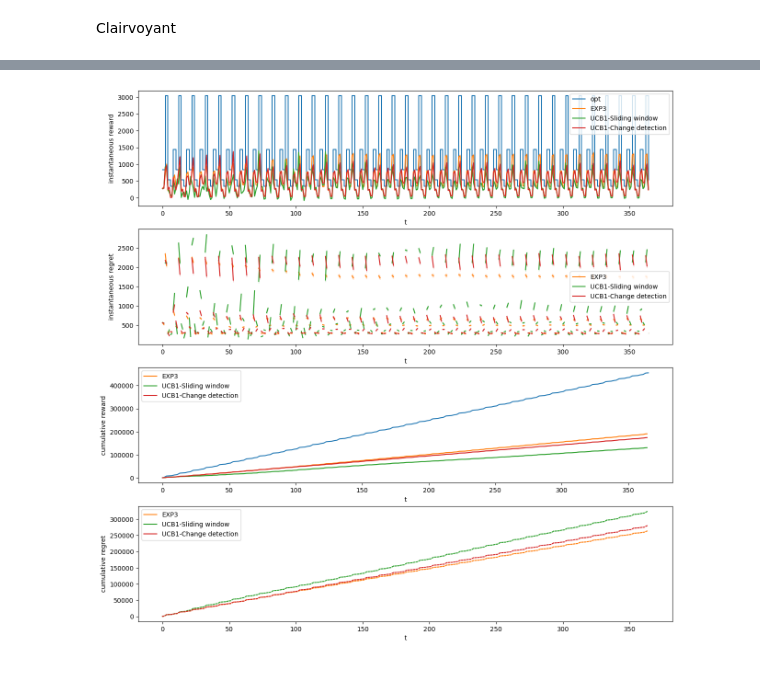
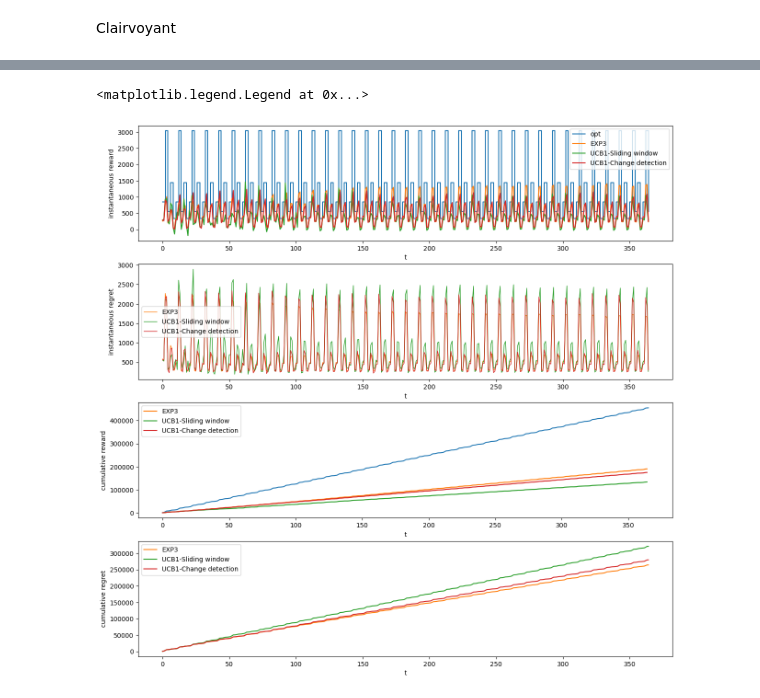
Before and after one commit to ossama-eloukili/Online-Learning-Applications-Project, a Jupyter notebook: new_approach/STEPS_from_5_to_6.ipynb, the cells around one changed output, grey strips where cells are left out. Saved outputs shown, nothing was run; the diff lists cells and outputs as text; code cells hidden in the pictures.

Commit message:
updated plots step 6

```diff
--- a/new_approach/STEPS_from_5_to_6.ipynb
+++ b/new_approach/STEPS_from_5_to_6.ipynb
@@ -874,16 +846,19 @@ plt.ylabel("cumulative regret")
 temp_val_EXP3 = 0
 temp_val_sw_UCB1 = 0
 temp_val_cd_UCB1 = 0
+temp_val_EXP3_vec = np.array([])
+temp_val_sw_UCB1_vec = np.array([])
+temp_val_cd_UCB1_vec = np.array([])
 for i in range(0, n_phases):
-    plt.plot(np.arange(int(T*i/3), int(T*(i+1)/3)),temp_val_EXP3+np.cumsum(opt[i] - exp3_mean_rewards_hat[int(T*i/3):int(T*(i+1)/3)]), color = "C1", label = "EXP3")
-    plt.fill_between(np.arange(int(T*i/3), int(T*(i+1)/3)), temp_val_EXP3+np.cumsum(opt[i] - exp3_mean_rewards_hat[int(T*i/3):int(T*(i+1)/3)]) - exp3_std_cum[int(T*i/3):int(T*(i+1)/3)], temp_val_EXP3+np.cumsum(opt[i] - exp3_mean_rewards_hat[int(T*i/3):int(T*(i+1)/3)]) + exp3_std_cum[int(T*i/3):int(T*(i+1)/3)], alpha = 0.2, color = 'C1')
+    temp_val_EXP3_vec = np.append(temp_val_EXP3_vec, temp_val_EXP3 + np.cumsum(opt[i] - exp3_mean_rewards_hat[int(T*i/3):int(T*(i+1)/3)]))
+    temp_val_sw_UCB1_vec = np.append(temp_val_sw_UCB1_vec, temp_val_sw_UCB1 + np.cumsum(opt[i] - sw_ucb_mean_rewards_hat[int(T*i/3):int(T*(i+1)/3)]))
+    temp_val_cd_UCB1_vec = np.append(temp_val_cd_UCB1_vec, temp_val_cd_UCB1 + np.cumsum(opt[i] - cusum_ucb_mean_rewards_hat[int(T*i/3):int(T*(i+1)/3)]))
     temp_val_EXP3 += np.cumsum(opt[i] - exp3_mean_rewards_hat[int(T*i/3):int(T*(i+1)/3)])[-1]
-    plt.plot(np.arange(int(T*i/3), int(T*(i+1)/3)),temp_val_sw_UCB1+np.cumsum(opt[i] - sw_ucb_mean_rewards_hat[int(T*i/3):int(T*(i+1)/3)]), color = "C2", label = "UCB1-Sliding window")
-    plt.fill_between(np.arange(int(T*i/3), int(T*(i+1)/3)), temp_val_sw_UCB1+np.cumsum(opt[i] - sw_ucb_mean_rewards_hat[int(T*i/3):int(T*(i+1)/3)]) - sw_ucb_std_cum[int(T*i/3):int(T*(i+1)/3)], temp_val_sw_UCB1+np.cumsum(opt[i] - sw_ucb_mean_rewards_hat[int(T*i/3):int(T*(i+1)/3)]) + sw_ucb_std_cum[int(T*i/3):int(T*(i+1)/3)], alpha = 0.2, color = 'C2')
     temp_val_sw_UCB1 += np.cumsum(opt[i] - sw_ucb_mean_rewards_hat[int(T*i/3):int(T*(i+1)/3)])[-1]
-    plt.plot(np.arange(int(T*i/3), int(T*(i+1)/3)),temp_val_cd_UCB1+np.cumsum(opt[i] -  cusum_ucb_mean_rewards_hat[int(T*i/3):int(T*(i+1)/3)]), color = "C3", label = "UCB1-Change detection")
-    plt.fill_between(np.arange(int(T*i/3), int(T*(i+1)/3)), temp_val_cd_UCB1+np.cumsum(opt[i] - cusum_ucb_mean_rewards_hat[int(T*i/3):int(T*(i+1)/3)]) - cusum_ucb_std_cum[int(T*i/3):int(T*(i+1)/3)], temp_val_cd_UCB1+np.cumsum(opt[i] - cusum_ucb_mean_rewards_hat[int(T*i/3):int(T*(i+1)/3)]) + cusum_ucb_std_cum[int(T*i/3):int(T*(i+1)/3)], alpha = 0.2, color = 'C3')
     temp_val_cd_UCB1 += np.cumsum(opt[i] -  cusum_ucb_mean_rewards_hat[int(T*i/3):int(T*(i+1)/3)])[-1]
-    if i == 0:
-        plt.legend()
+
+plt.plot(np.arange(T), temp_val_EXP3_vec, color = "C1", label = "EXP3")
+plt.plot(np.arange(T), temp_val_sw_UCB1_vec, color = "C2", label = "UCB1-Sliding window")
+plt.plot(np.arange(T), temp_val_cd_UCB1_vec, color = "C3", label = "UCB1-Change detection")
+plt.legend()
 # %% [output]
@@ -1074,21 +1043,25 @@ plt.legend()
 count = 0
 phase_size = int(ns_env.phase_size)
 add_phase = phase_size
+temp_val_EXP3_vec = np.array([])
+temp_val_sw_UCB1_vec = np.array([])
+temp_val_cd_UCB1_vec = np.array([])
 for i in phases:
     if count+add_phase > len(exp3_mean_rewards_hat_5ph):
         add_phase = add_phase - (count + add_phase - len(exp3_mean_rewards_hat_5ph))
-    plt.subplot(4,1,2)
-    plt.xlabel("t")
-    plt.ylabel("instantaneous regret")
-    plt.plot(np.arange(count, count+add_phase), (opt[i] - exp3_mean_rewards_hat_5ph)[count:count+add_phase], color = "C1", label='EXP3')
-    plt.fill_between(np.arange(count, count+add_phase), (opt[i] - exp3_mean_rewards_hat_5ph - exp3_std_inst_5ph)[count:count+add_phase], (opt[i] - exp3_mean_rewards_hat_5ph + exp3_std_inst_5ph)[count:count+add_phase], alpha = 0.2, color = 'C1')
-    plt.plot(np.arange(count, count+add_phase), (opt[i] - sw_ucb_mean_rewards_hat_5ph)[count:count+add_phase], color = "C2", label = "UCB1-Sliding window")
-    plt.fill_between(np.arange(count, count+add_phase), (opt[i] - sw_ucb_mean_rewards_hat_5ph - sw_ucb_std_inst_5ph)[count:count+add_phase], (opt[i] - sw_ucb_mean_rewards_hat_5ph + sw_ucb_std_inst_5ph)[count:count+add_phase], alpha = 0.2, color = 'C2')
-    plt.plot(np.arange(count, count+add_phase), (opt[i] - cusum_ucb_mean_rewards_hat_5ph)[count:count+add_phase], color = "C3", label = "UCB1-Change detection")
-    plt.fill_between(np.arange(count, count+add_phase), (opt[i] - cusum_ucb_mean_rewards_hat_5ph - cusum_ucb_std_inst_5ph)[count:count+add_phase], (opt[i] - cusum_ucb_mean_rewards_hat_5ph + cusum_ucb_std_inst_5ph)[count:count+add_phase], alpha = 0.2, color = 'C3')
-    if count == 0:
-        plt.legend()
+
+    temp_val_EXP3_vec = np.append(temp_val_EXP3_vec, opt[i] - exp3_mean_rewards_hat_5ph[count:count+add_phase])
+    temp_val_sw_UCB1_vec = np.append(temp_val_sw_UCB1_vec, opt[i] - sw_ucb_mean_rewards_hat_5ph[count:count+add_phase])
+    temp_val_cd_UCB1_vec = np.append(temp_val_cd_UCB1_vec, opt[i] -  cusum_ucb_mean_rewards_hat_5ph[count:count+add_phase])
     count += add_phase
+
+plt.subplot(4,1,2)
+plt.xlabel("t")
+plt.ylabel("instantaneous regret")
+plt.plot(np.arange(T), temp_val_EXP3_vec, linewidth=1,color = "C1", label = "EXP3") #, width=0.1)
+plt.plot(np.arange(T), temp_val_sw_UCB1_vec, linewidth=1,color = "C2", label = "UCB1-Sliding window")
+plt.plot(np.arange(T), temp_val_cd_UCB1_vec, linewidth=1,color = "C3", label = "UCB1-Change detection")
+plt.legend()
 
 #Cumulative reward plot
 plt.subplot(4,1,3)
@@ -1099,39 +1072,44 @@ temp = np.array([])
 for i in phases:
     temp = np.append(temp, np.full(phase_size, opt[i]))
 plt.plot(np.cumsum(temp))
 
 plt.plot(np.cumsum(exp3_mean_rewards_hat_5ph), color = "C1", label = "EXP3")
 plt.fill_between(np.arange(T), np.cumsum(exp3_mean_rewards_hat_5ph) - exp3_std_cum_5ph, np.cumsum(exp3_mean_rewards_hat_5ph) + exp3_std_cum_5ph, alpha = 0.2, color = 'C1')
 plt.plot(np.cumsum(sw_ucb_mean_rewards_hat_5ph), color = "C2", label = "UCB1-Sliding window")
 plt.fill_between(np.arange(T), np.cumsum(sw_ucb_mean_rewards_hat_5ph) - sw_ucb_std_cum_5ph, np.cumsum(sw_ucb_mean_rewards_hat_5ph) + sw_ucb_std_cum_5ph, alpha = 0.2, color = 'C2')
 plt.plot(np.cumsum(cusum_ucb_mean_rewards_hat_5ph), color = "C3", label = "UCB1-Change detection")
 plt.fill_between(np.arange(T), np.cumsum(cusum_ucb_mean_rewards_hat_5ph) - cusum_ucb_std_cum_5ph, np.cumsum(cusum_ucb_mean_rewards_hat_5ph) + cusum_ucb_std_cum_5ph, alpha = 0.2, color = 'C3')
 plt.legend()
 
 
 #Cumulative regret plot
 plt.subplot(4,1,4)
 plt.xlabel("t")
 plt.ylabel("cumulative regret")
 temp_val_EXP3 = 0
 temp_val_sw_UCB1 = 0
 temp_val_cd_UCB1 = 0
+temp_val_EXP3_vec = np.array([])
+temp_val_sw_UCB1_vec = np.array([])
+temp_val_cd_UCB1_vec = np.array([])
 count = 0
 add_phase = phase_size
 for i in phases:
     if count+add_phase > len(exp3_mean_rewards_hat_5ph):
         add_phase = add_phase - (count+add_phase - len(exp3_mean_rewards_hat_5ph))
-    plt.plot(np.arange(count, count+add_phase),temp_val_EXP3+np.cumsum(opt[i] - exp3_mean_rewards_hat_5ph[count:count+add_phase]), color = "C1", label = "EXP3")
-    plt.fill_between(np.arange(count, count+add_phase), temp_val_EXP3+np.cumsum(opt[i] - exp3_mean_rewards_hat_5ph[count:count+add_phase]) - exp3_std_cum_5ph[count:count+add_phase], temp_val_EXP3+np.cumsum(opt[i] - exp3_mean_rewards_hat_5ph[count:count+add_phase]) + exp3_std_cum_5ph[count:count+add_phase], alpha = 0.2, color = 'C1')
+
+    temp_val_EXP3_vec = np.append(temp_val_EXP3_vec, temp_val_EXP3 + np.cumsum(opt[i] - exp3_mean_rewards_hat_5ph[count:count+add_phase]))
+    temp_val_sw_UCB1_vec = np.append(temp_val_sw_UCB1_vec, temp_val_sw_UCB1 + np.cumsum(opt[i] - sw_ucb_mean_rewards_hat_5ph[count:count+add_phase]))
+    temp_val_cd_UCB1_vec = np.append(temp_val_cd_UCB1_vec, temp_val_cd_UCB1 + np.cumsum(opt[i] -  cusum_ucb_mean_rewards_hat_5ph[count:count+add_phase]))
     temp_val_EXP3 += np.cumsum(opt[i] - exp3_mean_rewards_hat_5ph[count:count+add_phase])[-1]
-    plt.plot(np.arange(count, count+add_phase),temp_val_sw_UCB1+np.cumsum(opt[i] - sw_ucb_mean_rewards_hat_5ph[count:count+add_phase]), color = "C2", label = "UCB1-Sliding window")
-    plt.fill_between(np.arange(count, count+add_phase), temp_val_sw_UCB1+np.cumsum(opt[i] - sw_ucb_mean_rewards_hat_5ph[count:count+add_phase]) - sw_ucb_std_cum_5ph[count:count+add_phase], temp_val_sw_UCB1+np.cumsum(opt[i] - sw_ucb_mean_rewards_hat_5ph[count:count+add_phase]) + sw_ucb_std_cum_5ph[count:count+add_phase], alpha = 0.2, color = 'C2')
     temp_val_sw_UCB1 += np.cumsum(opt[i] - sw_ucb_mean_rewards_hat_5ph[count:count+add_phase])[-1]
-    plt.plot(np.arange(count, count+add_phase),temp_val_cd_UCB1+np.cumsum(opt[i] -  cusum_ucb_mean_rewards_hat_5ph[count:count+add_phase]), color = "C3", label = "UCB1-Change detection")
-    plt.fill_between(np.arange(count, count+add_phase), temp_val_cd_UCB1+np.cumsum(opt[i] - cusum_ucb_mean_rewards_hat_5ph[count:count+add_phase]) - cusum_ucb_std_cum_5ph[count:count+add_phase], temp_val_cd_UCB1+np.cumsum(opt[i] - cusum_ucb_mean_rewards_hat_5ph[count:count+add_phase]) + cusum_ucb_std_cum_5ph[count:count+add_phase], alpha = 0.2, color = 'C3')
     temp_val_cd_UCB1 += np.cumsum(opt[i] -  cusum_ucb_mean_rewards_hat_5ph[count:count+add_phase])[-1]
-    if count == 0:
-        plt.legend()
     count += add_phase
+
+plt.plot(np.arange(T), temp_val_EXP3_vec, color = "C1", label = "EXP3")
+plt.plot(np.arange(T), temp_val_sw_UCB1_vec, color = "C2", label = "UCB1-Sliding window")
+plt.plot(np.arange(T), temp_val_cd_UCB1_vec, color = "C3", label = "UCB1-Change detection")
+plt.legend()
 # %% [output]
+<matplotlib.legend.Legend at 0x...>
-[figure, old version]
+[figure, new version]
```
Also changed, not shown: parts of 10 cells of this notebook, 1 other file.
